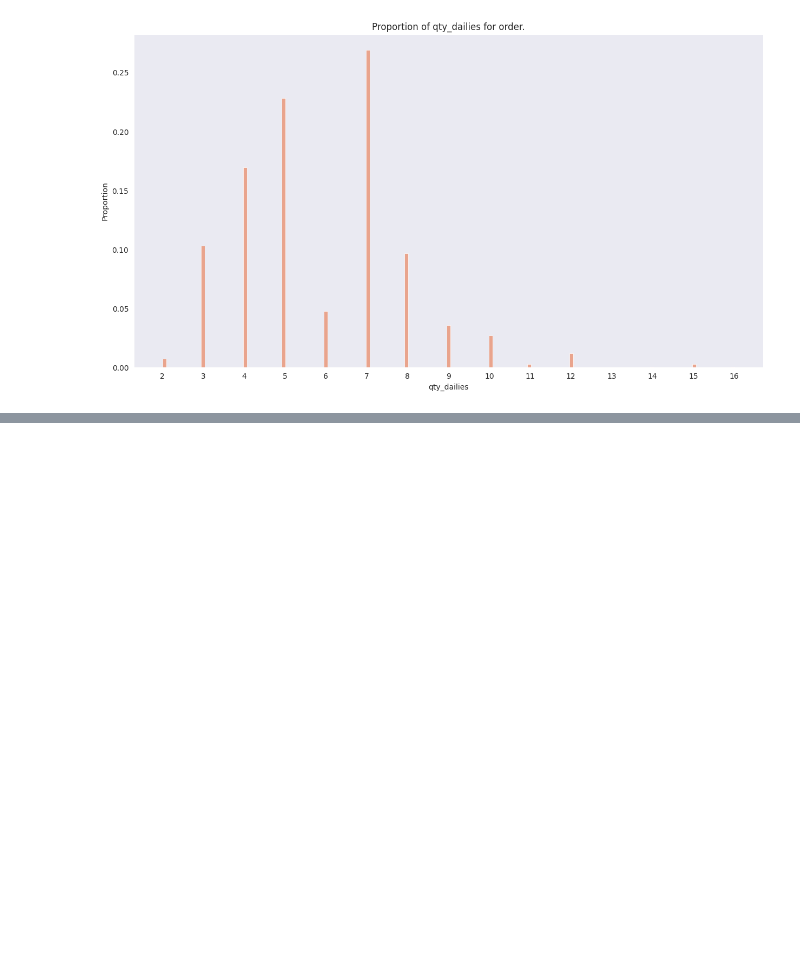
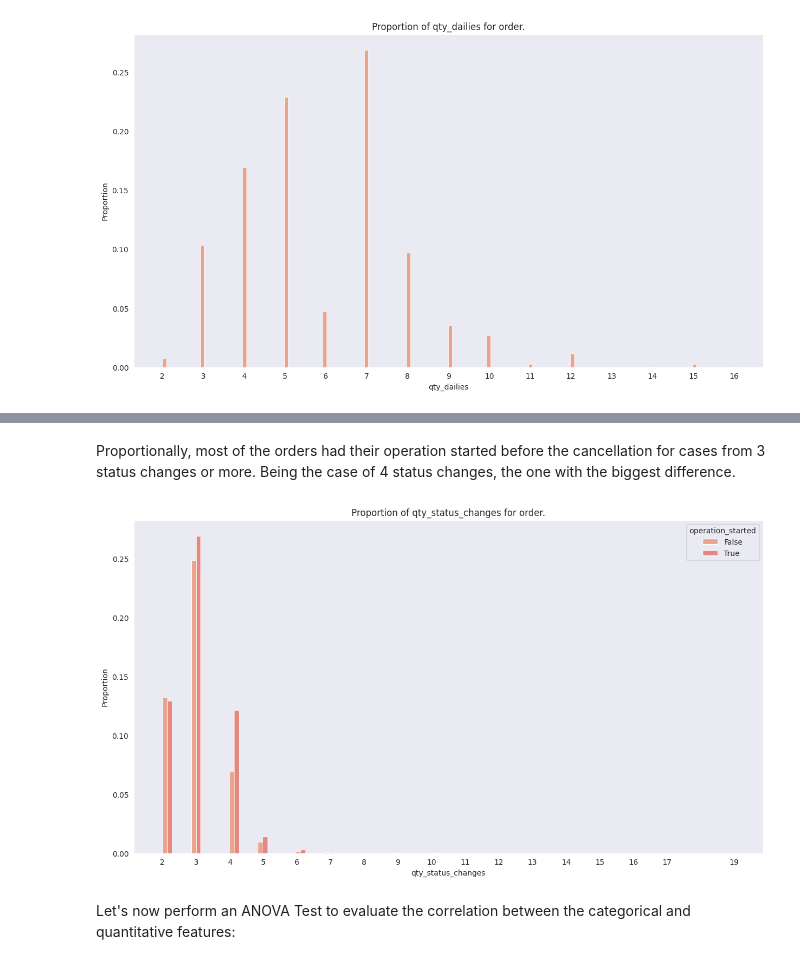
Before and after one commit to tamiriscrepalde/survival-analysis, a Jupyter notebook: notebooks/exploratory_data_analysis/packages_cancellation_analysis.ipynb, the cells around one changed output, grey strips where cells are left out. Drawn from its saved outputs; the diff is of its cells as text; code cells hidden in the pictures; blank space fills up the shorter version.

```diff
--- a/notebooks/exploratory_data_analysis/packages_cancellation_analysis.ipynb
+++ b/notebooks/exploratory_data_analysis/packages_cancellation_analysis.ipynb
@@ -377,0 +411,8 @@ visuals.single_histplot(df, 'qty_status_changes')
+# %% [markdown]
+Proportionally, most of the orders had their operation started before the cancellation for cases from 3 status changes or more. Being the case of 4 status changes, the one with the biggest difference.
+# %%
+visuals.single_histplot(df, 'qty_status_changes', bins=60, hue='operation_started', multiple='dodge')
+# %% [output]
+[figure, added]
+# %% [markdown]
+Let's now perform an ANOVA Test to evaluate the correlation between the categorical and quantitative features:
```
Also changed, not shown: parts of 22 cells of this notebook, 2 other files.
